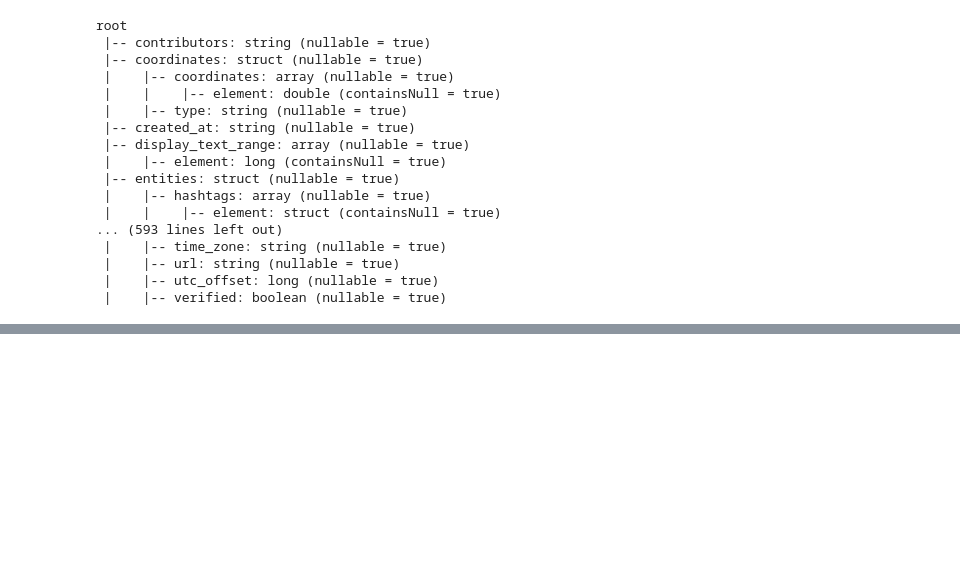
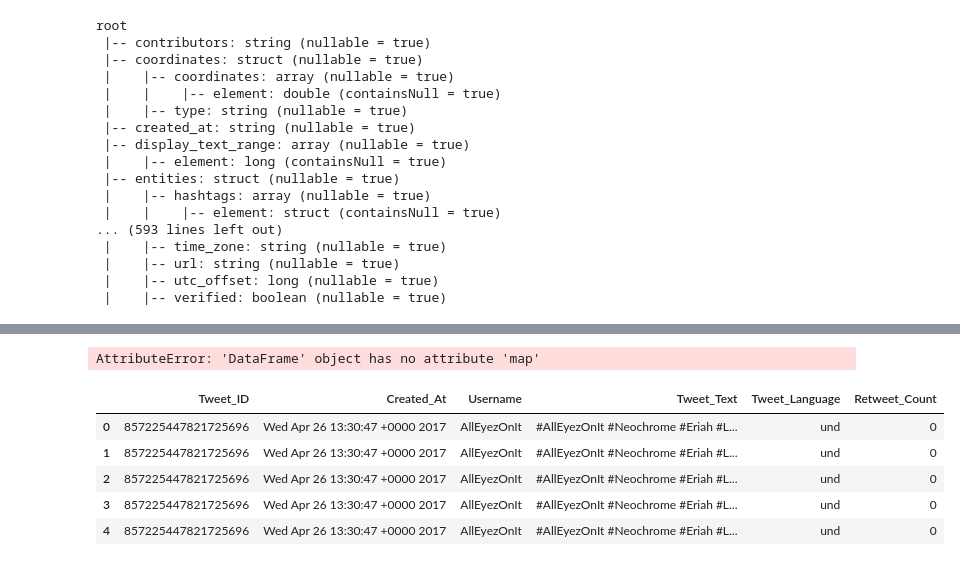
Before and after one commit to sambuckwild/Spark-SQL-Case-Study, a Jupyter notebook: Sam-Tweet_study.ipynb, the cells around one changed output, grey strips where cells are left out. Saved outputs shown, nothing was run; the diff lists cells and outputs as text; code cells hidden in the pictures; blank space fills up the shorter version.

```diff
--- a/Sam-Tweet_study.ipynb
+++ b/Sam-Tweet_study.ipynb
@@ -109,0 +217,14 @@ df1.show()
+# %%
+clean_tweet_df.map(lambda x:  text_all_cleaned(x))
+# %% [output]
+AttributeError: 'DataFrame' object has no attribute 'map'
+# %%
+pd_t = clean_tweet_df.toPandas().head(10)
+pd_t.head()
+# %% [output]
+|  | Tweet_ID | Created_At | Username | Tweet_Text | Tweet_Language | Retweet_Count |
+| 0 | 857225447821725696 | Wed Apr 26 13:30:47 +0000 2017 | AllEyezOnIt | #AllEyezOnIt #Neochrome #Eriah #L... | und | 0 |
+| 1 | 857225447821725696 | Wed Apr 26 13:30:47 +0000 2017 | AllEyezOnIt | #AllEyezOnIt #Neochrome #Eriah #L... | und | 0 |
+| 2 | 857225447821725696 | Wed Apr 26 13:30:47 +0000 2017 | AllEyezOnIt | #AllEyezOnIt #Neochrome #Eriah #L... | und | 0 |
+| 3 | 857225447821725696 | Wed Apr 26 13:30:47 +0000 2017 | AllEyezOnIt | #AllEyezOnIt #Neochrome #Eriah #L... | und | 0 |
+| 4 | 857225447821725696 | Wed Apr 26 13:30:47 +0000 2017 | AllEyezOnIt | #AllEyezOnIt #Neochrome #Eriah #L... | und | 0 |
```
Also changed, not shown: parts of 10 cells of this notebook, 15 other files.
